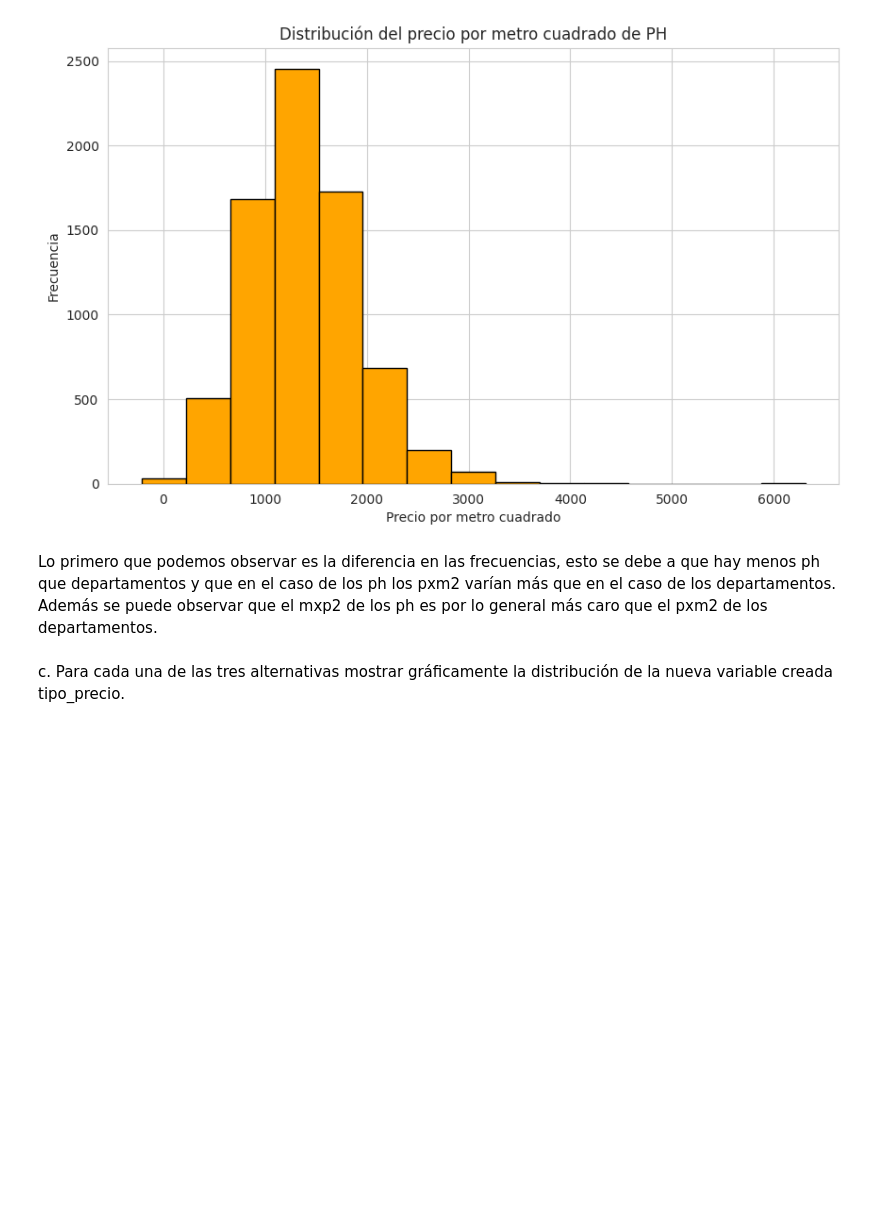
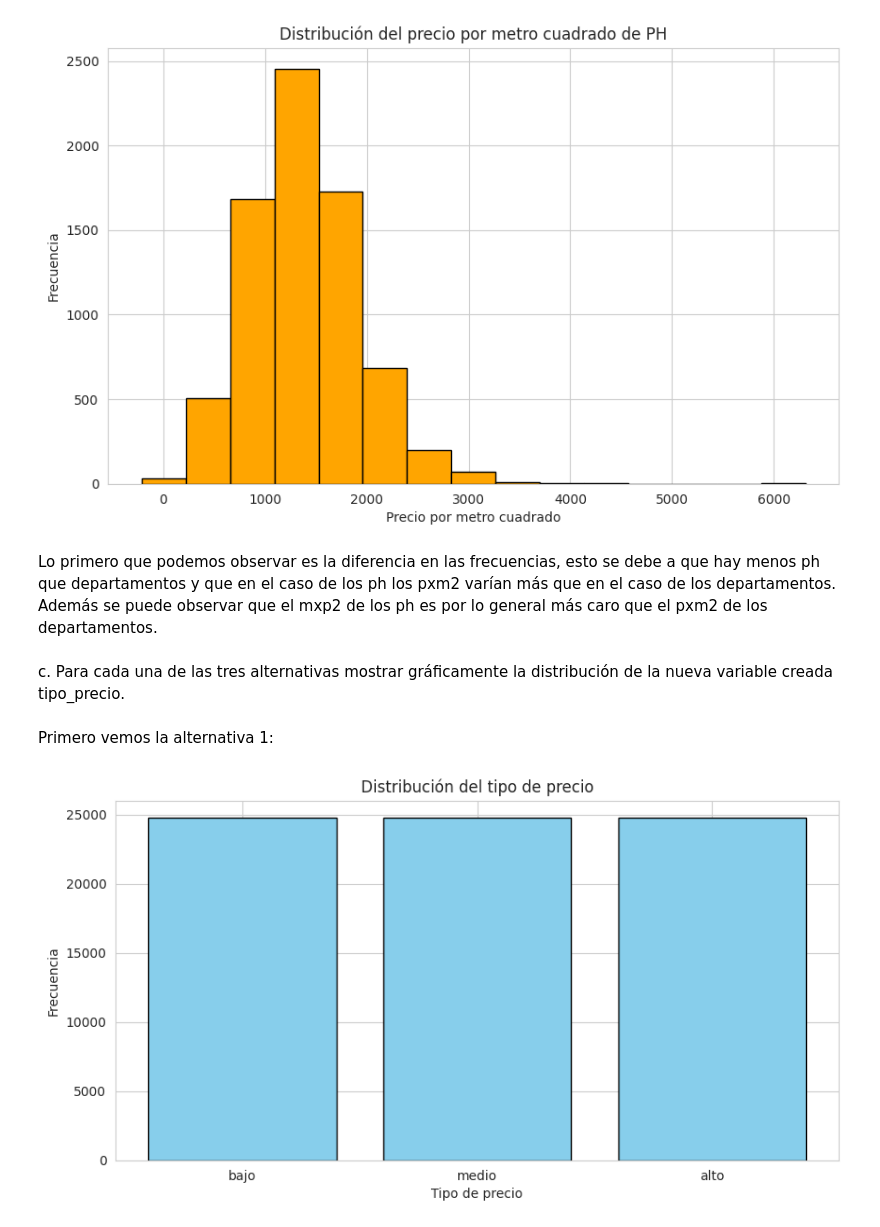
Before and after one commit to hmaldonado12/7506R-1C2024-GRUPO6, a Jupyter notebook: tp1/7506R_TP1_GRUPO06_ENTREGA.ipynb, the cells around one changed output. Cells and saved outputs as stored; diff of their text form; code cells hidden in the pictures; blank space fills up the shorter version.

```diff
--- a/tp1/7506R_TP1_GRUPO06_ENTREGA.ipynb
+++ b/tp1/7506R_TP1_GRUPO06_ENTREGA.ipynb
@@ -1264,7 +1264,7 @@ alt_1 = reparado.copy()
 
 cuantiles = alt_1['pxm2'].quantile([0.33, 0.66])
 
-alt_1['tipo_precio'] = pd.cut(alt_1['pxm2'], bins=[float('-inf'), cuantiles.iloc[0], cuantiles.iloc[1], float('inf')], labels=['bajo', 'mediano', 'alto'])
+alt_1['tipo_precio'] = pd.cut(alt_1['pxm2'], bins=[float('-inf'), cuantiles.iloc[0], cuantiles.iloc[1], float('inf')], labels=['bajo', 'medio', 'alto'])
 
 cant_tipos = alt_1['tipo_precio'].value_counts()
 elem_por_categoria = cant_tipos.min()
@@ -1355,3 +1355,18 @@ Lo primero que podemos observar es la diferencia en las frecuencias, esto se deb
 # %% [markdown]
 c. Para cada una de las tres alternativas mostrar gráficamente la distribución de la
 nueva variable creada tipo_precio.
+# %% [markdown]
+Primero vemos la alternativa 1:
+# %%
+plt.figure(figsize=(10, 5))
+
+frecuencia_por_tipo = alt_1['tipo_precio'].value_counts()
+
+plt.bar(frecuencia_por_tipo.index, frecuencia_por_tipo, color='skyblue', edgecolor='black')
+plt.title('Distribución del tipo de precio')
+plt.xlabel('Tipo de precio')
+plt.ylabel('Frecuencia')
+plt.grid(True)
+plt.show()
+# %% [output]
+[figure, added]
```
Also changed, not shown: parts of 16 cells of this notebook.
